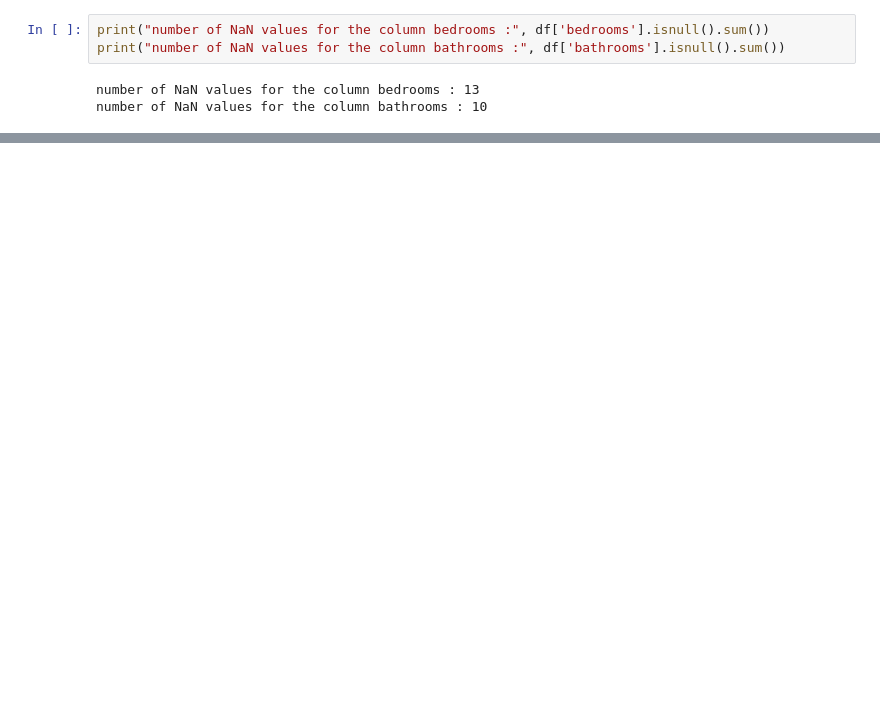
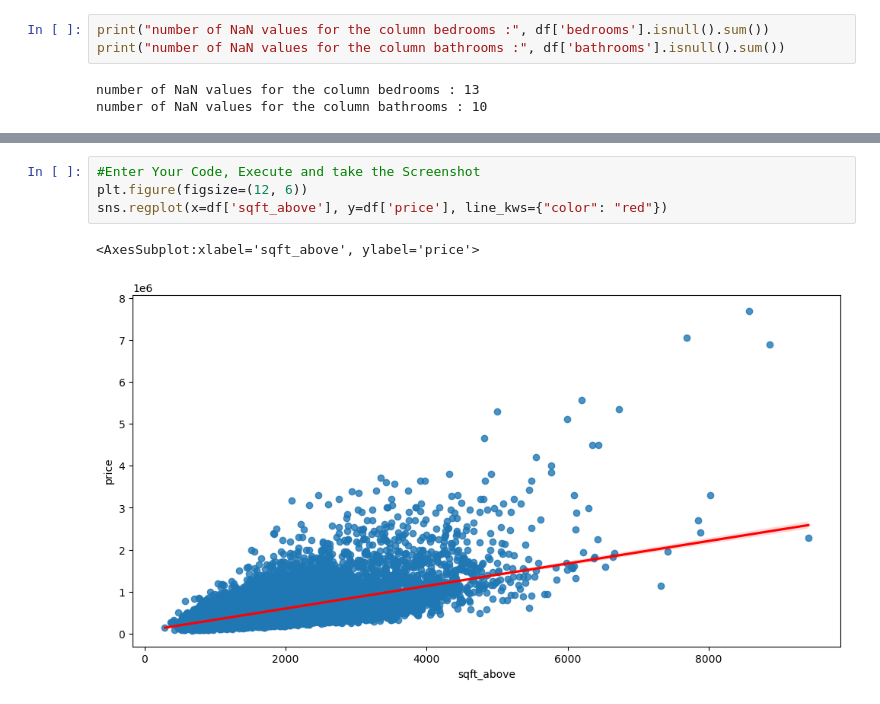
Before and after one commit to manuelmaior29/ds-playground, a Jupyter notebook: courses/Data-Analysis-with-Python/6_practice-project/house-sales-in-king-count-analysis.ipynb, the cells around one changed output, grey strips where cells are left out. Cells and saved outputs as stored; diff of their text form; blank space fills up the shorter version.

```diff
--- a/courses/Data-Analysis-with-Python/6_practice-project/house-sales-in-king-count-analysis.ipynb
+++ b/courses/Data-Analysis-with-Python/6_practice-project/house-sales-in-king-count-analysis.ipynb
@@ -105,0 +187,7 @@ df['bathrooms'].replace(np.nan, df['bathrooms'].mean(), inplace=True)
+# %%
+#Enter Your Code, Execute and take the Screenshot
+plt.figure(figsize=(12, 6))
+sns.regplot(x=df['sqft_above'], y=df['price'], line_kws={"color": "red"})
+# %% [output]
+<AxesSubplot:xlabel='sqft_above', ylabel='price'>
+[figure, added]
```
Also changed, not shown: parts of 47 cells of this notebook.
